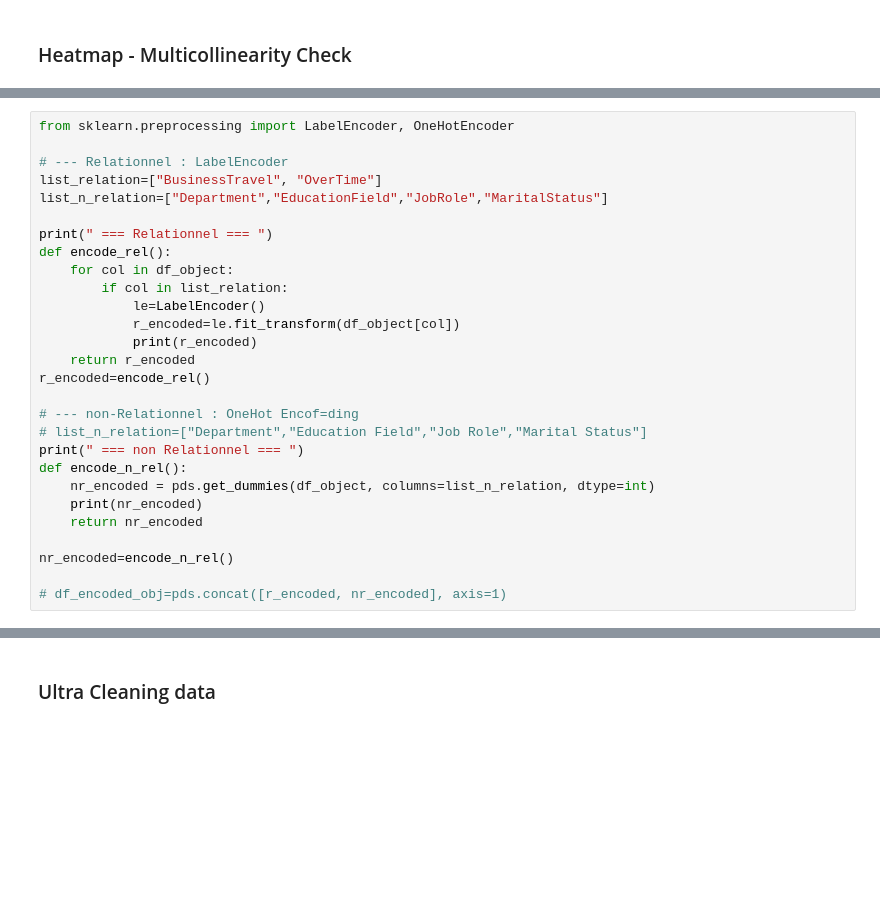
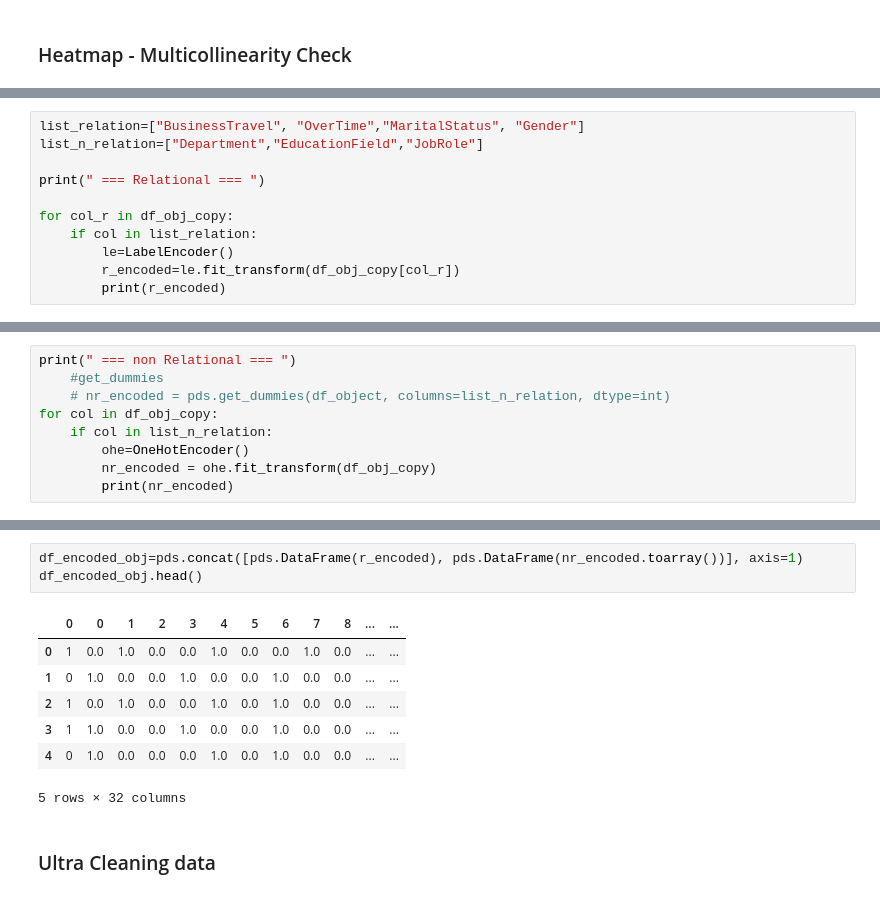
Before and after one commit to moubarak1ezzyani/Retention-AI-API, a Jupyter notebook: notebooks/lab.ipynb, the cells around one changed output, grey strips where cells are left out. Saved outputs shown, nothing was run; the diff lists cells and outputs as text; blank space fills up the shorter version.

Commit message:
refactor (lab) : encodng Relational & non relational variables

```diff
--- a/notebooks/lab.ipynb
+++ b/notebooks/lab.ipynb
@@ -378,29 +386,12 @@ OverTime => 2
 # %%
-from sklearn.preprocessing import LabelEncoder, OneHotEncoder
+list_relation=["BusinessTravel", "OverTime","MaritalStatus", "Gender"]
+list_n_relation=["Department","EducationField","JobRole"]
 
-# --- Relationnel : LabelEncoder
-list_relation=["BusinessTravel", "OverTime"]
-list_n_relation=["Department","EducationField","JobRole","MaritalStatus"]
+print(" === Relational === ")
 
-print(" === Relationnel === ")
-def encode_rel():
-    for col in df_object:
-        if col in list_relation:
-            le=LabelEncoder()
-            r_encoded=le.fit_transform(df_object[col])
-            print(r_encoded)
-    return r_encoded
-r_encoded=encode_rel()
-
-# --- non-Relationnel : OneHot Encof=ding
-# list_n_relation=["Department","Education Field","Job Role","Marital Status"]
-print(" === non Relationnel === ")
-def encode_n_rel():
-    nr_encoded = pds.get_dummies(df_object, columns=list_n_relation, dtype=int)
-    print(nr_encoded)
-    return nr_encoded
-
-nr_encoded=encode_n_rel()
-
-# df_encoded_obj=pds.concat([r_encoded, nr_encoded], axis=1)
+for col_r in df_obj_copy:
+    if col in list_relation:
+        le=LabelEncoder()
+        r_encoded=le.fit_transform(df_obj_copy[col_r])
+        print(r_encoded)
 # %% [output]
@@ -423,0 +410,9 @@ nr_encoded=encode_n_rel()
+# %%
+print(" === non Relational === ")
+    #get_dummies
+    # nr_encoded = pds.get_dummies(df_object, columns=list_n_relation, dtype=int)
+for col in df_obj_copy:
+    if col in list_n_relation:
+        ohe=OneHotEncoder()
+        nr_encoded = ohe.fit_transform(df_obj_copy)
+        print(nr_encoded)
@@ -424,3 +437,14 @@ nr_encoded=encode_n_rel()
+# %%
+df_encoded_obj=pds.concat([pds.DataFrame(r_encoded), pds.DataFrame(nr_encoded.toarray())], axis=1)
+df_encoded_obj.head()
+# %% [output]
+|  | 0 | 0 | 1 | 2 | 3 | 4 | 5 | 6 | 7 | 8 | ... | ... |
+| 0 | 1 | 0.0 | 1.0 | 0.0 | 0.0 | 1.0 | 0.0 | 0.0 | 1.0 | 0.0 | ... | ... |
+| 1 | 0 | 1.0 | 0.0 | 0.0 | 1.0 | 0.0 | 0.0 | 1.0 | 0.0 | 0.0 | ... | ... |
+| 2 | 1 | 0.0 | 1.0 | 0.0 | 0.0 | 1.0 | 0.0 | 1.0 | 0.0 | 0.0 | ... | ... |
+| 3 | 1 | 1.0 | 0.0 | 0.0 | 1.0 | 0.0 | 0.0 | 1.0 | 0.0 | 0.0 | ... | ... |
+| 4 | 0 | 1.0 | 0.0 | 0.0 | 0.0 | 1.0 | 0.0 | 1.0 | 0.0 | 0.0 | ... | ... |
+5 rows × 32 columns
 # %% [markdown]
 ### Ultra Cleaning data
 # %%
```
Also changed, not shown: parts of 36 cells of this notebook.
